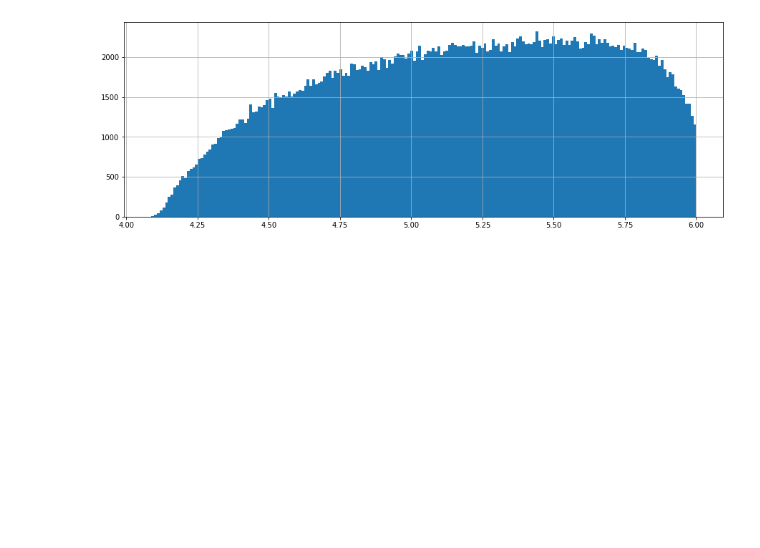
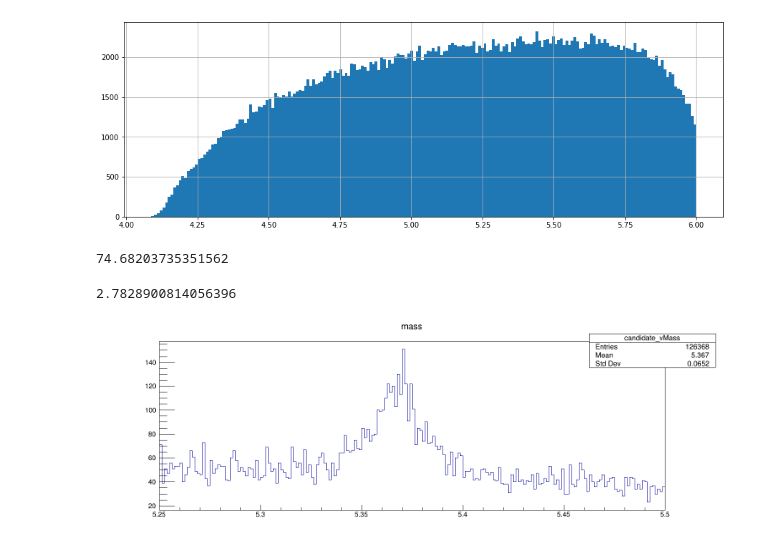
Before and after one commit to bucket420/DOE-INFN-2022, a Jupyter notebook: test.ipynb, the cells around one changed output. Cells and saved outputs as stored; diff of their text form; code cells hidden in the pictures; blank space fills up the shorter version.

```diff
--- a/test.ipynb
+++ b/test.ipynb
@@ -151,3 +154,16 @@ candidate_tree[cut]['candidate_vMass'].hist(bins=200, figsize=(15, 5))
 # %%
 # insert new column
 # data.loc[:, "new_column"] = [new_column]
+# %%
+start_time = time.time()
+file = uproot.open("/lustre/cms/store/user/adiflori/jpsikk_DataRunII_UltraLegacy_miniAODv2_v1_m4To6/Charmonium/crab_Charmonium_Run2018D-UL2018_MiniAODv2-v1_MINIAOD__1SKK_20220512_114449/220512_094551/0000/rootuple.root")
+candidate_data = file["rootuple"]["CandidateTree"].arrays(library="pd", array_cache=None)
+#candidate_data = pd.read_hdf("raw/data.h5", key="candidate")
+cut = (candidate_data['candidate_charge'] == 0)\
+    & (abs(candidate_data['candidate_cosAlpha']) > 0.99)\
+    & (candidate_data['candidate_lxy'] / candidate_data['candidate_lxyErr'] > 3.0)\
+    & (candidate_data['candidate_vProb'] > 0.05)
+uproot_time = time.time() - start_time
+uproot_time
+# %% [output]
+74.68203735351562
@@ -153,0 +172,21 @@ candidate_tree[cut]['candidate_vMass'].hist(bins=200, figsize=(15, 5))
+# %%
+start_time = time.time()
+path = "/lustre/cms/store/user/adiflori/jpsikk_DataRunII_UltraLegacy_miniAODv2_v1_m4To6/Charmonium/crab_Charmonium_Run2018D-UL2018_MiniAODv2-v1_MINIAOD__1SKK_20220512_114449/220512_094551/0000/rootuple.root"
+candidate_data = ROOT.RDataFrame("rootuple/CandidateTree", path)
+cut = candidate_data.Filter("candidate_charge == 0")\
+                    .Filter("candidate_cosAlpha * candidate_cosAlpha > 0.99 * 0.99")\
+                    .Filter("candidate_vProb > 0.05")\
+                    .Filter("candidate_lxy / candidate_lxyErr > 3.0")
+array = candidate_data.AsNumpy(["candidate_vMass"])
+rdataframe_time = time.time() - start_time
+rdataframe_time
+# %% [output]
+2.7828900814056396
+# %%
+hist = cut.Histo1D(("candidate_vMass", "mass", 200, 5.25, 5.5), "candidate_vMass")
+canvas = ROOT.TCanvas()
+canvas.SetCanvasSize(1500, 500)
+hist.Draw()
+canvas.Draw()
+# %% [output]
+[figure, added]
```
Also changed, not shown: parts of 3 cells of this notebook, 2 other files.
